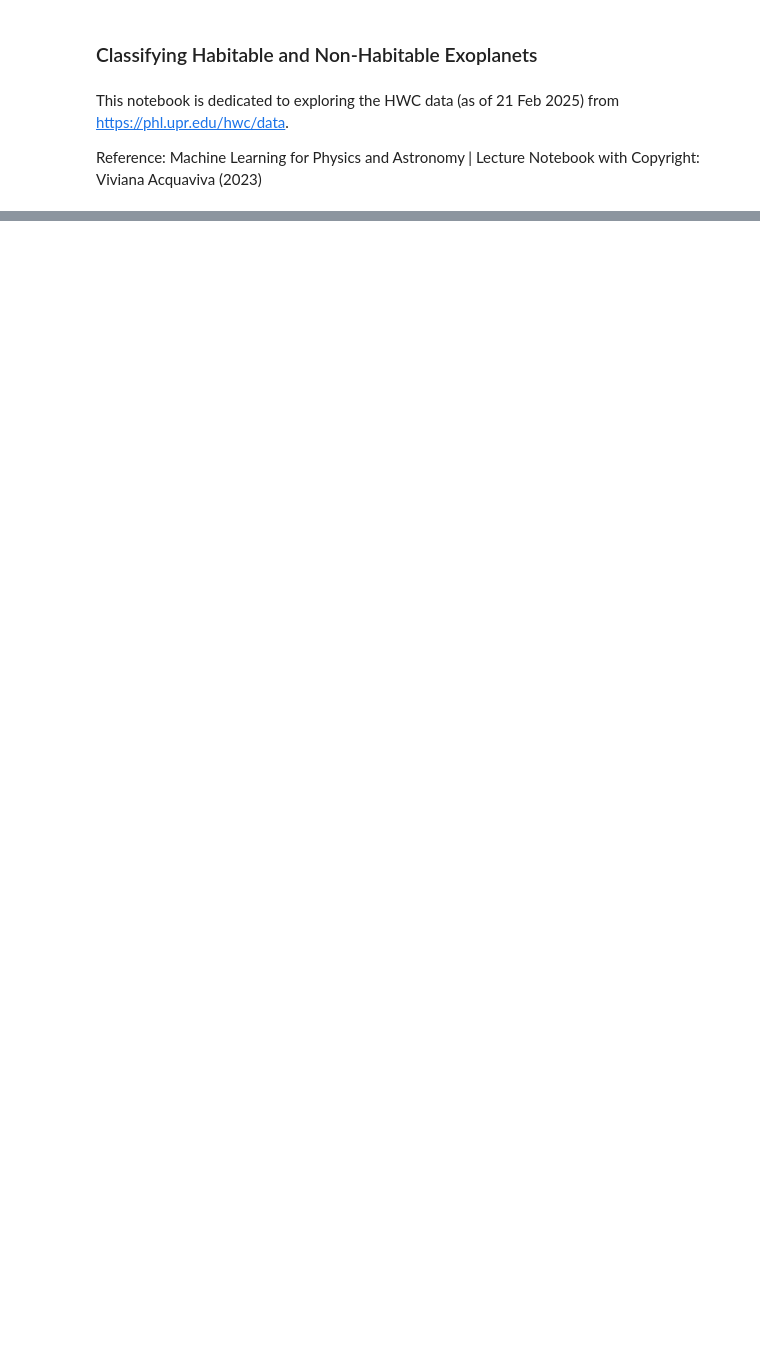
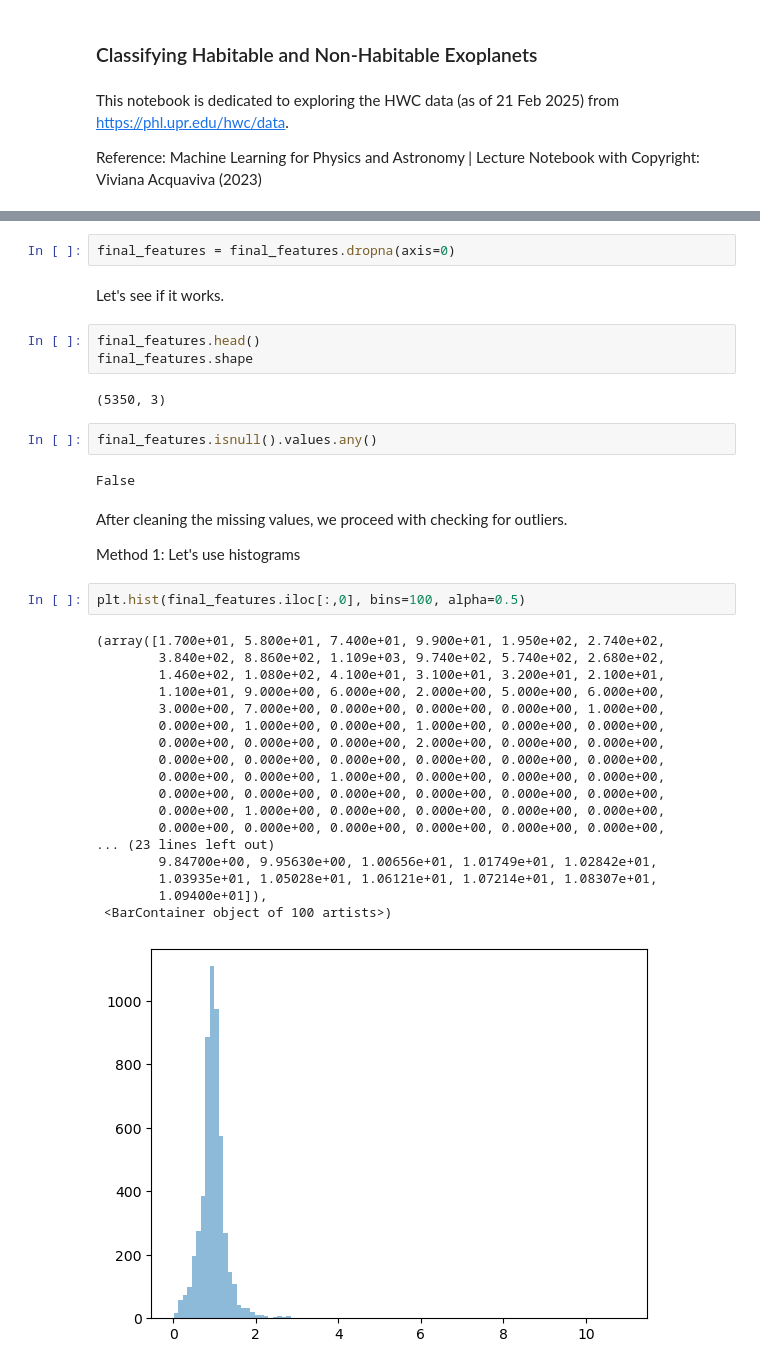
Before and after one commit to mrdchua/Supervised-Classification, a Jupyter notebook: Exoplanets/exoplanets_interfacing.ipynb, the cells around one changed output, grey strips where cells are left out. Drawn from its saved outputs; the diff is of its cells as text; blank space fills up the shorter version.

```diff
--- a/Exoplanets/exoplanets_interfacing.ipynb
+++ b/Exoplanets/exoplanets_interfacing.ipynb
@@ -35,0 +145,38 @@ Index(['P_NAME', 'P_DETECTION', 'P_DISCOVERY_FACILITY', 'P_YEAR', 'P_UPDATE',
+# %%
+final_features = final_features.dropna(axis=0)
+# %% [markdown]
+Let's see if it works.
+# %%
+final_features.head()
+final_features.shape
+# %% [output]
+(5350, 3)
+# %%
+final_features.isnull().values.any()
+# %% [output]
+False
+# %% [markdown]
+After cleaning the missing values, we proceed with checking for outliers.
+
+Method 1: Let's use histograms
+# %%
+plt.hist(final_features.iloc[:,0], bins=100, alpha=0.5)
+# %% [output]
+(array([1.700e+01, 5.800e+01, 7.400e+01, 9.900e+01, 1.950e+02, 2.740e+02,
+        3.840e+02, 8.860e+02, 1.109e+03, 9.740e+02, 5.740e+02, 2.680e+02,
+        1.460e+02, 1.080e+02, 4.100e+01, 3.100e+01, 3.200e+01, 2.100e+01,
+        1.100e+01, 9.000e+00, 6.000e+00, 2.000e+00, 5.000e+00, 6.000e+00,
+        3.000e+00, 7.000e+00, 0.000e+00, 0.000e+00, 0.000e+00, 1.000e+00,
+        0.000e+00, 1.000e+00, 0.000e+00, 1.000e+00, 0.000e+00, 0.000e+00,
+        0.000e+00, 0.000e+00, 0.000e+00, 2.000e+00, 0.000e+00, 0.000e+00,
+        0.000e+00, 0.000e+00, 0.000e+00, 0.000e+00, 0.000e+00, 0.000e+00,
+        0.000e+00, 0.000e+00, 1.000e+00, 0.000e+00, 0.000e+00, 0.000e+00,
+        0.000e+00, 0.000e+00, 0.000e+00, 0.000e+00, 0.000e+00, 0.000e+00,
+        0.000e+00, 1.000e+00, 0.000e+00, 0.000e+00, 0.000e+00, 0.000e+00,
+        0.000e+00, 0.000e+00, 0.000e+00, 0.000e+00, 0.000e+00, 0.000e+00,
+... (23 lines left out)
+        9.84700e+00, 9.95630e+00, 1.00656e+01, 1.01749e+01, 1.02842e+01,
+        1.03935e+01, 1.05028e+01, 1.06121e+01, 1.07214e+01, 1.08307e+01,
+        1.09400e+01]),
+ <BarContainer object of 100 artists>)
+[figure, added]
```
Also changed, not shown: parts of 30 cells of this notebook.
